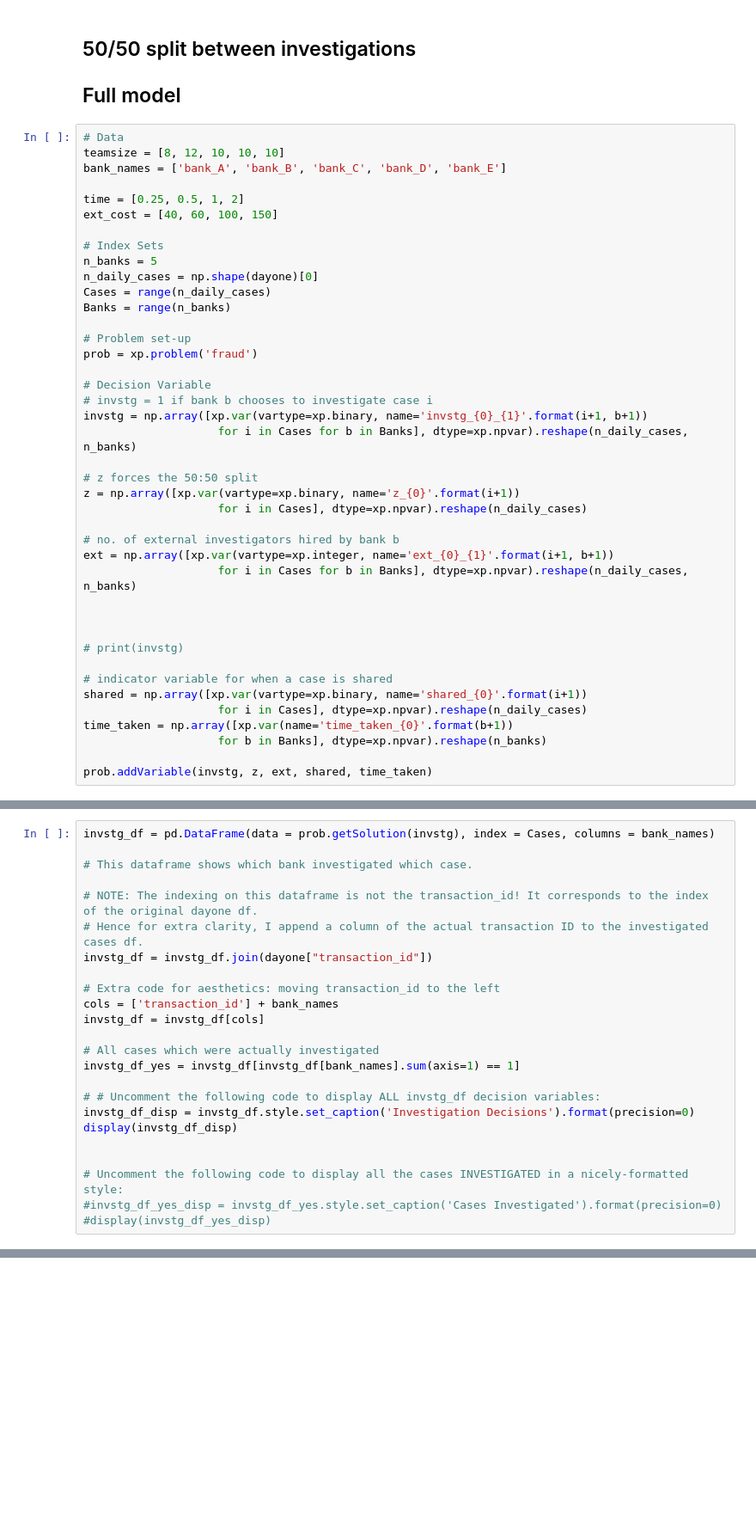
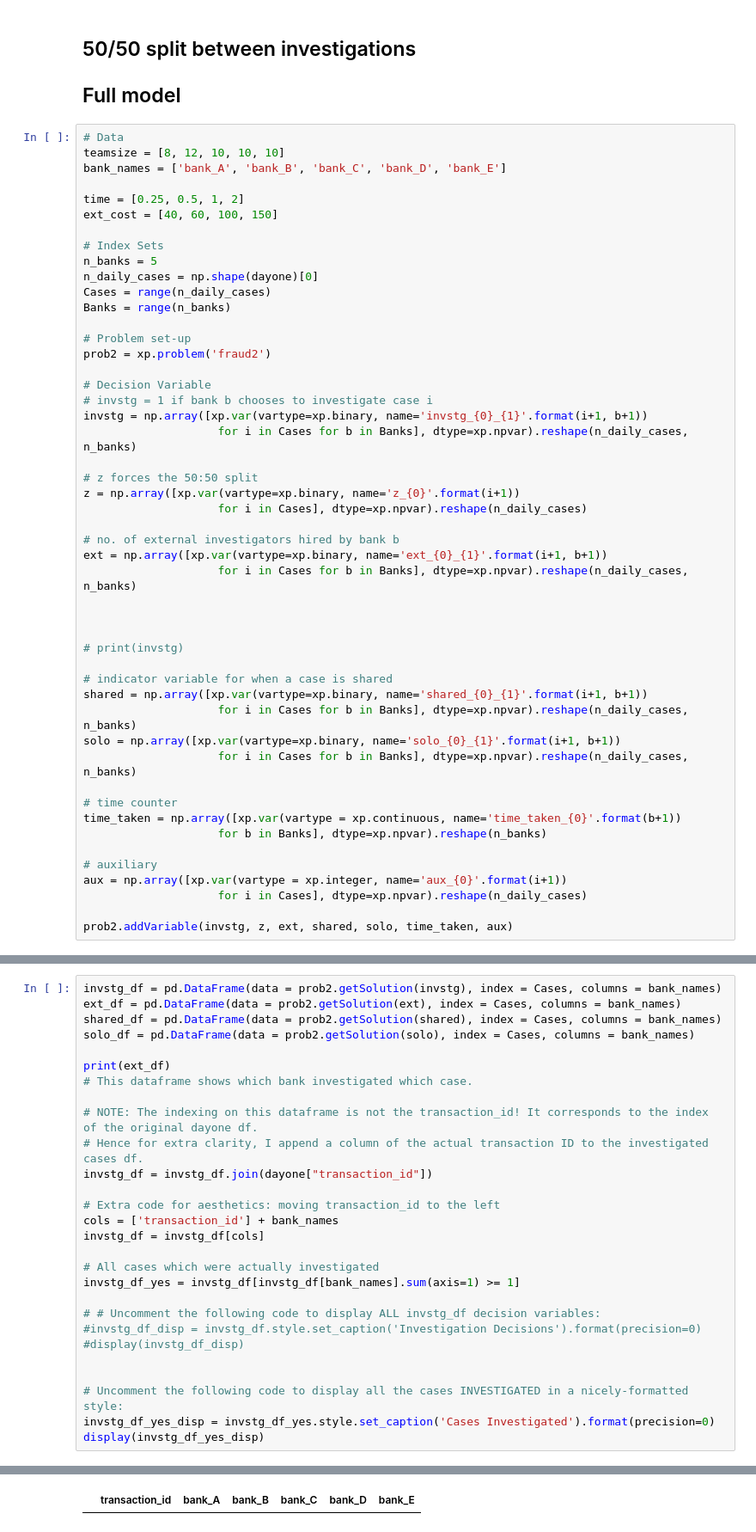
Before and after one commit to nicolastalia/mmcs_final, a Jupyter notebook: model.ipynb, the cells around one changed output, grey strips where cells are left out. Shown at 86% size. Cells and saved outputs as stored; diff of their text form; blank space fills up the shorter version.

Commit message:
Making backup before drastic changes; simplying the problem to all local vs all international

```diff
--- a/model.ipynb
+++ b/model.ipynb
@@ -207,7 +207,7 @@ Cases = range(n_daily_cases)
 Banks = range(n_banks)
 
 # Problem set-up
-prob = xp.problem('fraud')
+prob2 = xp.problem('fraud2')
 
 # Decision Variable
 # invstg = 1 if bank b chooses to investigate case i
@@ -219,7 +219,7 @@ z = np.array([xp.var(vartype=xp.binary, name='z_{0}'.format(i+1))
                     for i in Cases], dtype=xp.npvar).reshape(n_daily_cases)
 
 # no. of external investigators hired by bank b
-ext = np.array([xp.var(vartype=xp.integer, name='ext_{0}_{1}'.format(i+1, b+1))
+ext = np.array([xp.var(vartype=xp.binary, name='ext_{0}_{1}'.format(i+1, b+1))
                     for i in Cases for b in Banks], dtype=xp.npvar).reshape(n_daily_cases, n_banks)
 
 
@@ -227,11 +227,19 @@ ext = np.array([xp.var(vartype=xp.integer, name='ext_{0}_{1}'.format(i+1, b+1))
 # print(invstg)
 
 # indicator variable for when a case is shared
-shared = np.array([xp.var(vartype=xp.binary, name='shared_{0}'.format(i+1))
-                    for i in Cases], dtype=xp.npvar).reshape(n_daily_cases)
-time_taken = np.array([xp.var(name='time_taken_{0}'.format(b+1))
+shared = np.array([xp.var(vartype=xp.binary, name='shared_{0}_{1}'.format(i+1, b+1))
+                    for i in Cases for b in Banks], dtype=xp.npvar).reshape(n_daily_cases, n_banks)
+solo = np.array([xp.var(vartype=xp.binary, name='solo_{0}_{1}'.format(i+1, b+1))
+                    for i in Cases for b in Banks], dtype=xp.npvar).reshape(n_daily_cases, n_banks)
+
+# time counter
+time_taken = np.array([xp.var(vartype = xp.continuous, name='time_taken_{0}'.format(b+1))
                     for b in Banks], dtype=xp.npvar).reshape(n_banks)
 
-prob.addVariable(invstg, z, ext, shared, time_taken)
+# auxiliary
+aux = np.array([xp.var(vartype = xp.integer, name='aux_{0}'.format(i+1))
+                    for i in Cases], dtype=xp.npvar).reshape(n_daily_cases)
+
+prob2.addVariable(invstg, z, ext, shared, solo, time_taken, aux)
 # %%
 # Constraints
@@ -297,6 +307,10 @@ The objective function value is 101058.23894994988
 # %%
-invstg_df = pd.DataFrame(data = prob.getSolution(invstg), index = Cases, columns = bank_names)
+invstg_df = pd.DataFrame(data = prob2.getSolution(invstg), index = Cases, columns = bank_names)
+ext_df = pd.DataFrame(data = prob2.getSolution(ext), index = Cases, columns = bank_names)
+shared_df = pd.DataFrame(data = prob2.getSolution(shared), index = Cases, columns = bank_names)
+solo_df = pd.DataFrame(data = prob2.getSolution(solo), index = Cases, columns = bank_names)
 
+print(ext_df)
 # This dataframe shows which bank investigated which case.
 
 # NOTE: The indexing on this dataframe is not the transaction_id! It corresponds to the index of the original dayone df.
@@ -308,14 +322,14 @@ cols = ['transaction_id'] + bank_names
 invstg_df = invstg_df[cols]
 
 # All cases which were actually investigated
-invstg_df_yes = invstg_df[invstg_df[bank_names].sum(axis=1) == 1]
+invstg_df_yes = invstg_df[invstg_df[bank_names].sum(axis=1) >= 1]
 
 # # Uncomment the following code to display ALL invstg_df decision variables:
-invstg_df_disp = invstg_df.style.set_caption('Investigation Decisions').format(precision=0)
-display(invstg_df_disp)
+#invstg_df_disp = invstg_df.style.set_caption('Investigation Decisions').format(precision=0)
+#display(invstg_df_disp)
 
 
 # Uncomment the following code to display all the cases INVESTIGATED in a nicely-formatted style:
-#invstg_df_yes_disp = invstg_df_yes.style.set_caption('Cases Investigated').format(precision=0)
-#display(invstg_df_yes_disp)
+invstg_df_yes_disp = invstg_df_yes.style.set_caption('Cases Investigated').format(precision=0)
+display(invstg_df_yes_disp)
 # %% [output]
@@ -322,0 +351 @@ display(invstg_df_disp)
+|  | transaction_id | bank_A | bank_B | bank_C | bank_D | bank_E |
```
Also changed, not shown: parts of 7 cells of this notebook.
